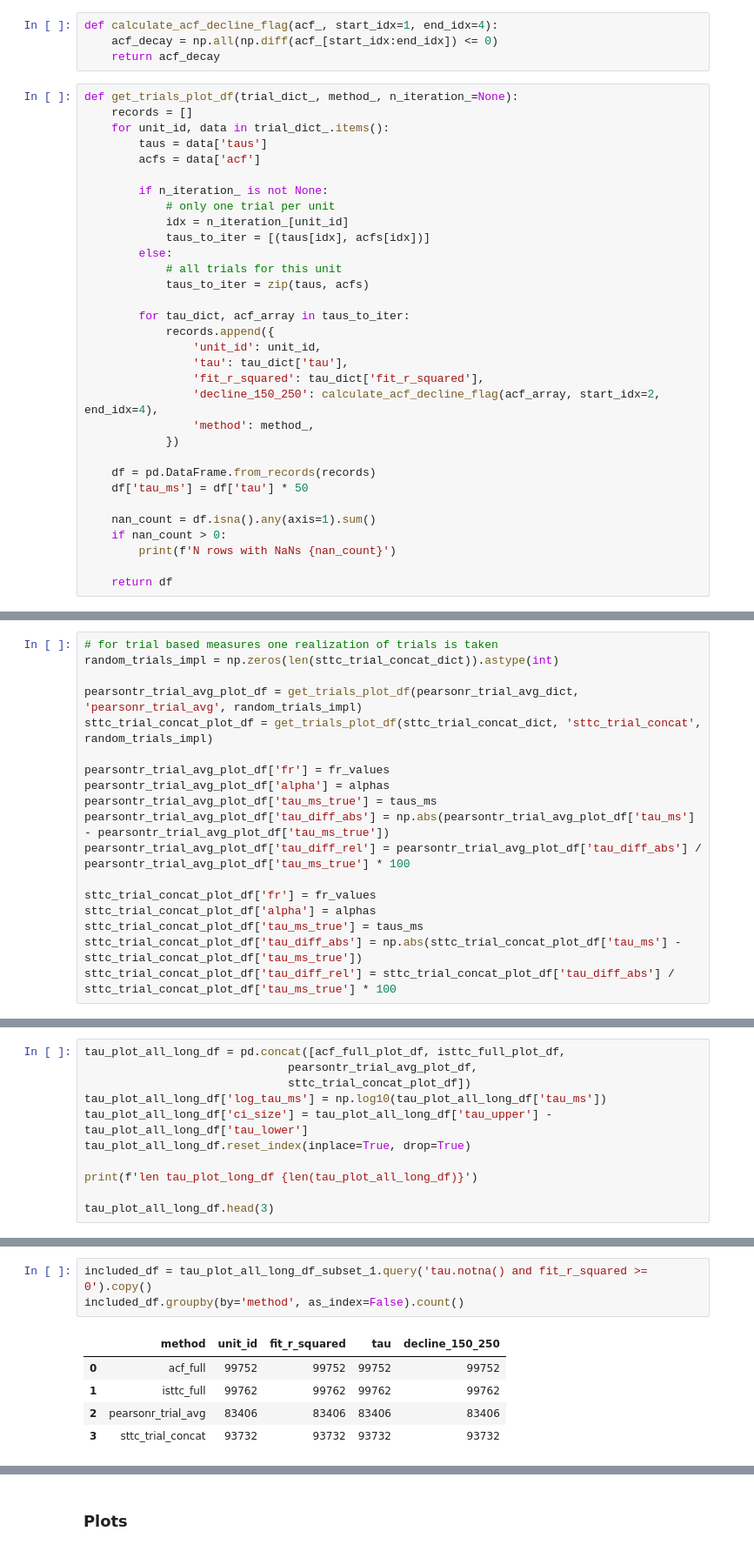
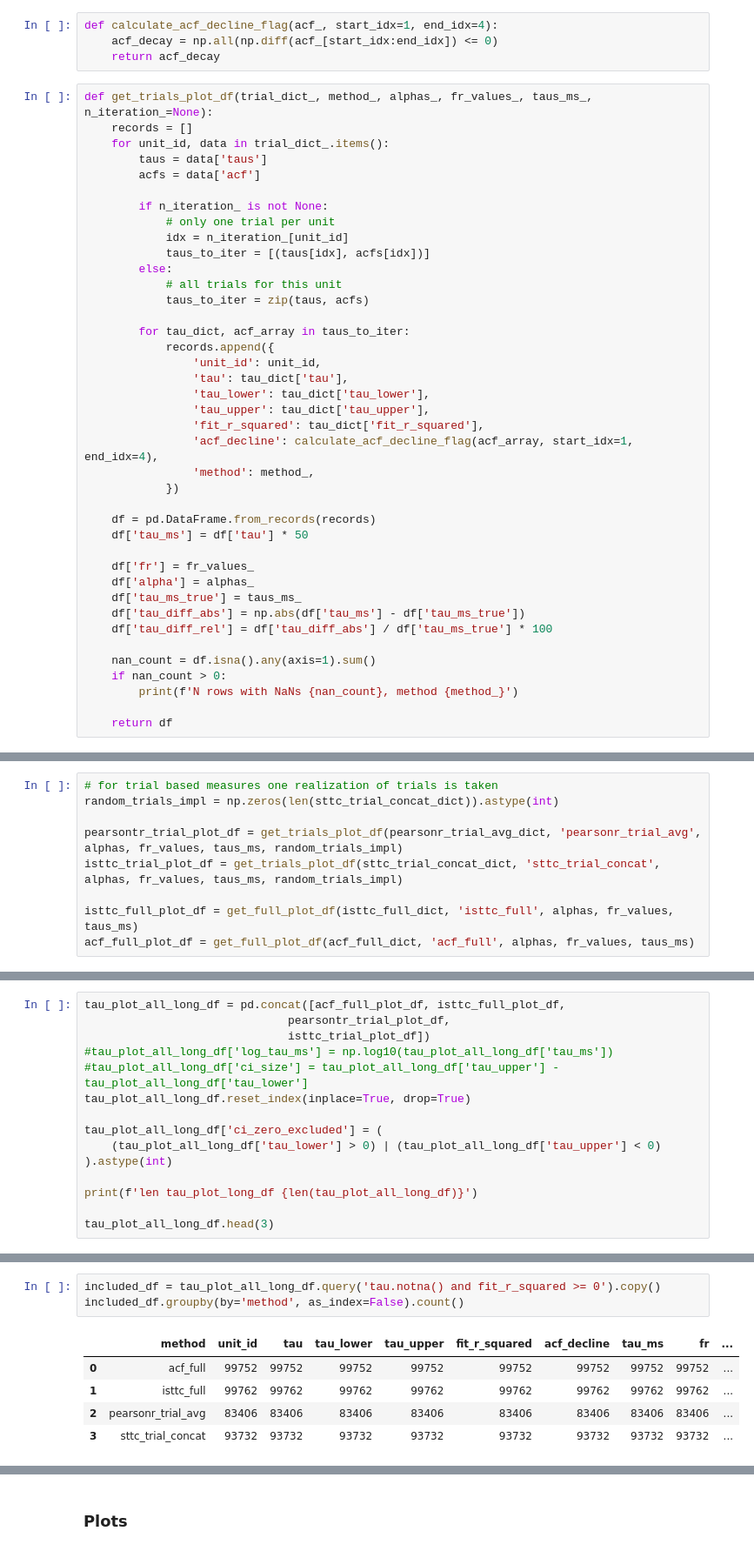
Before and after one commit to iinnpp/isttc, a Jupyter notebook: notebooks/synthetic/plot_taus_parametric_inclusion.ipynb, the cells around one changed output, grey strips where cells are left out. Shown at 87% size. Cells and saved outputs as stored; diff of their text form.

Commit message:
syn, inclusion units, wip

```diff
--- a/notebooks/synthetic/plot_taus_parametric_inclusion.ipynb
+++ b/notebooks/synthetic/plot_taus_parametric_inclusion.ipynb
@@ -77,7 +88,7 @@ def calculate_acf_decline_flag(acf_, start_idx=1, end_idx=4):
     acf_decay = np.all(np.diff(acf_[start_idx:end_idx]) <= 0)
     return acf_decay
 # %%
-def get_trials_plot_df(trial_dict_, method_, n_iteration_=None):
+def get_trials_plot_df(trial_dict_, method_, alphas_, fr_values_, taus_ms_, n_iteration_=None):
     records = []
     for unit_id, data in trial_dict_.items():
         taus = data['taus']
@@ -95,16 +106,24 @@ def get_trials_plot_df(trial_dict_, method_, n_iteration_=None):
             records.append({
                 'unit_id': unit_id,
                 'tau': tau_dict['tau'],
+                'tau_lower': tau_dict['tau_lower'],
+                'tau_upper': tau_dict['tau_upper'],
                 'fit_r_squared': tau_dict['fit_r_squared'],
-                'decline_150_250': calculate_acf_decline_flag(acf_array, start_idx=2, end_idx=4),
+                'acf_decline': calculate_acf_decline_flag(acf_array, start_idx=1, end_idx=4),
                 'method': method_,
             })
 
     df = pd.DataFrame.from_records(records)
     df['tau_ms'] = df['tau'] * 50
 
+    df['fr'] = fr_values_
+    df['alpha'] = alphas_
+    df['tau_ms_true'] = taus_ms_
+    df['tau_diff_abs'] = np.abs(df['tau_ms'] - df['tau_ms_true'])
+    df['tau_diff_rel'] = df['tau_diff_abs'] / df['tau_ms_true'] * 100
+
     nan_count = df.isna().any(axis=1).sum()
     if nan_count > 0:
-        print(f'N rows with NaNs {nan_count}')
+        print(f'N rows with NaNs {nan_count}, method {method_}')
 
     return df
@@ -176,18 +159,9 @@ N rows with NaNs 0
 # for trial based measures one realization of trials is taken
 random_trials_impl = np.zeros(len(sttc_trial_concat_dict)).astype(int)
 
-pearsontr_trial_avg_plot_df = get_trials_plot_df(pearsonr_trial_avg_dict, 'pearsonr_trial_avg', random_trials_impl)
-sttc_trial_concat_plot_df = get_trials_plot_df(sttc_trial_concat_dict, 'sttc_trial_concat', random_trials_impl)
+pearsontr_trial_plot_df = get_trials_plot_df(pearsonr_trial_avg_dict, 'pearsonr_trial_avg', alphas, fr_values, taus_ms, random_trials_impl)
+isttc_trial_plot_df = get_trials_plot_df(sttc_trial_concat_dict, 'sttc_trial_concat', alphas, fr_values, taus_ms, random_trials_impl)
 
-pearsontr_trial_avg_plot_df['fr'] = fr_values
-pearsontr_trial_avg_plot_df['alpha'] = alphas
-pearsontr_trial_avg_plot_df['tau_ms_true'] = taus_ms
-pearsontr_trial_avg_plot_df['tau_diff_abs'] = np.abs(pearsontr_trial_avg_plot_df['tau_ms'] - pearsontr_trial_avg_plot_df['tau_ms_true'])
-pearsontr_trial_avg_plot_df['tau_diff_rel'] = pearsontr_trial_avg_plot_df['tau_diff_abs'] / pearsontr_trial_avg_plot_df['tau_ms_true'] * 100
-
-sttc_trial_concat_plot_df['fr'] = fr_values
-sttc_trial_concat_plot_df['alpha'] = alphas
-sttc_trial_concat_plot_df['tau_ms_true'] = taus_ms
-sttc_trial_concat_plot_df['tau_diff_abs'] = np.abs(sttc_trial_concat_plot_df['tau_ms'] - sttc_trial_concat_plot_df['tau_ms_true'])
-sttc_trial_concat_plot_df['tau_diff_rel'] = sttc_trial_concat_plot_df['tau_diff_abs'] / sttc_trial_concat_plot_df['tau_ms_true'] * 100
+isttc_full_plot_df = get_full_plot_df(isttc_full_dict, 'isttc_full', alphas, fr_values, taus_ms)
+acf_full_plot_df = get_full_plot_df(acf_full_dict, 'acf_full', alphas, fr_values, taus_ms)
 # %% [output]
@@ -195,10 +170,14 @@ N rows with NaNs 12393
 # %%
 tau_plot_all_long_df = pd.concat([acf_full_plot_df, isttc_full_plot_df,
-                              pearsontr_trial_avg_plot_df,
-                              sttc_trial_concat_plot_df])
-tau_plot_all_long_df['log_tau_ms'] = np.log10(tau_plot_all_long_df['tau_ms'])
-tau_plot_all_long_df['ci_size'] = tau_plot_all_long_df['tau_upper'] - tau_plot_all_long_df['tau_lower']
+                              pearsontr_trial_plot_df,
+                              isttc_trial_plot_df])
+#tau_plot_all_long_df['log_tau_ms'] = np.log10(tau_plot_all_long_df['tau_ms'])
+#tau_plot_all_long_df['ci_size'] = tau_plot_all_long_df['tau_upper'] - tau_plot_all_long_df['tau_lower']
 tau_plot_all_long_df.reset_index(inplace=True, drop=True)
+
+tau_plot_all_long_df['ci_zero_excluded'] = (
+    (tau_plot_all_long_df['tau_lower'] > 0) | (tau_plot_all_long_df['tau_upper'] < 0)
+).astype(int)
 
 print(f'len tau_plot_long_df {len(tau_plot_all_long_df)}')
 
@@ -265,11 +410,11 @@ exclusion_df
 # %%
-included_df = tau_plot_all_long_df_subset_1.query('tau.notna() and fit_r_squared >= 0').copy()
+included_df = tau_plot_all_long_df.query('tau.notna() and fit_r_squared >= 0').copy()
 included_df.groupby(by='method', as_index=False).count()
 # %% [output]
-|  | method | unit_id | fit_r_squared | tau | decline_150_250 |
-| 0 | acf_full | 99752 | 99752 | 99752 | 99752 |
-| 1 | isttc_full | 99762 | 99762 | 99762 | 99762 |
-| 2 | pearsonr_trial_avg | 83406 | 83406 | 83406 | 83406 |
-| 3 | sttc_trial_concat | 93732 | 93732 | 93732 | 93732 |
+|  | method | unit_id | tau | tau_lower | tau_upper | fit_r_squared | acf_decline | tau_ms | fr | ... |
+| 0 | acf_full | 99752 | 99752 | 99752 | 99752 | 99752 | 99752 | 99752 | 99752 | ... |
+| 1 | isttc_full | 99762 | 99762 | 99762 | 99762 | 99762 | 99762 | 99762 | 99762 | ... |
+| 2 | pearsonr_trial_avg | 83406 | 83406 | 83406 | 83406 | 83406 | 83406 | 83406 | 83406 | ... |
+| 3 | sttc_trial_concat | 93732 | 93732 | 93732 | 93732 | 93732 | 93732 | 93732 | 93732 | ... |
 # %%
 acf_decline_df = included_df.groupby('method').agg(
```
Also changed, not shown: parts of 43 cells of this notebook, 2 other files.
